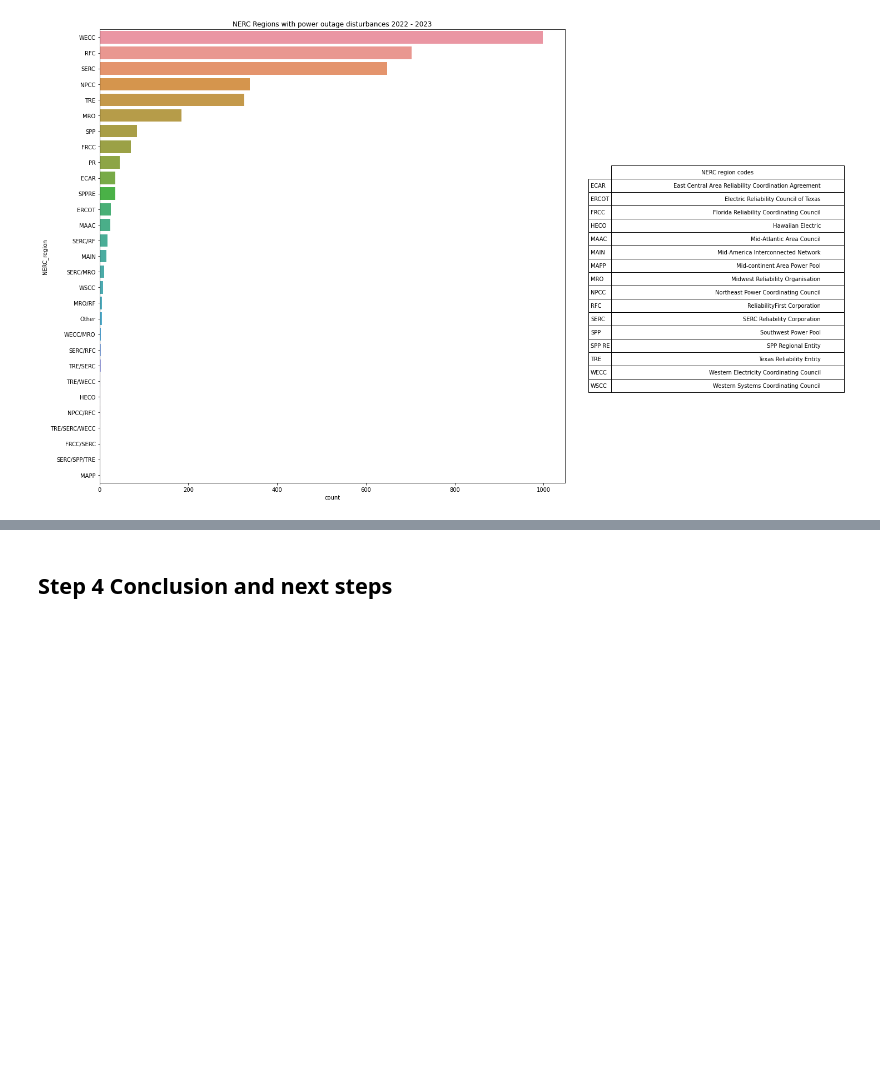
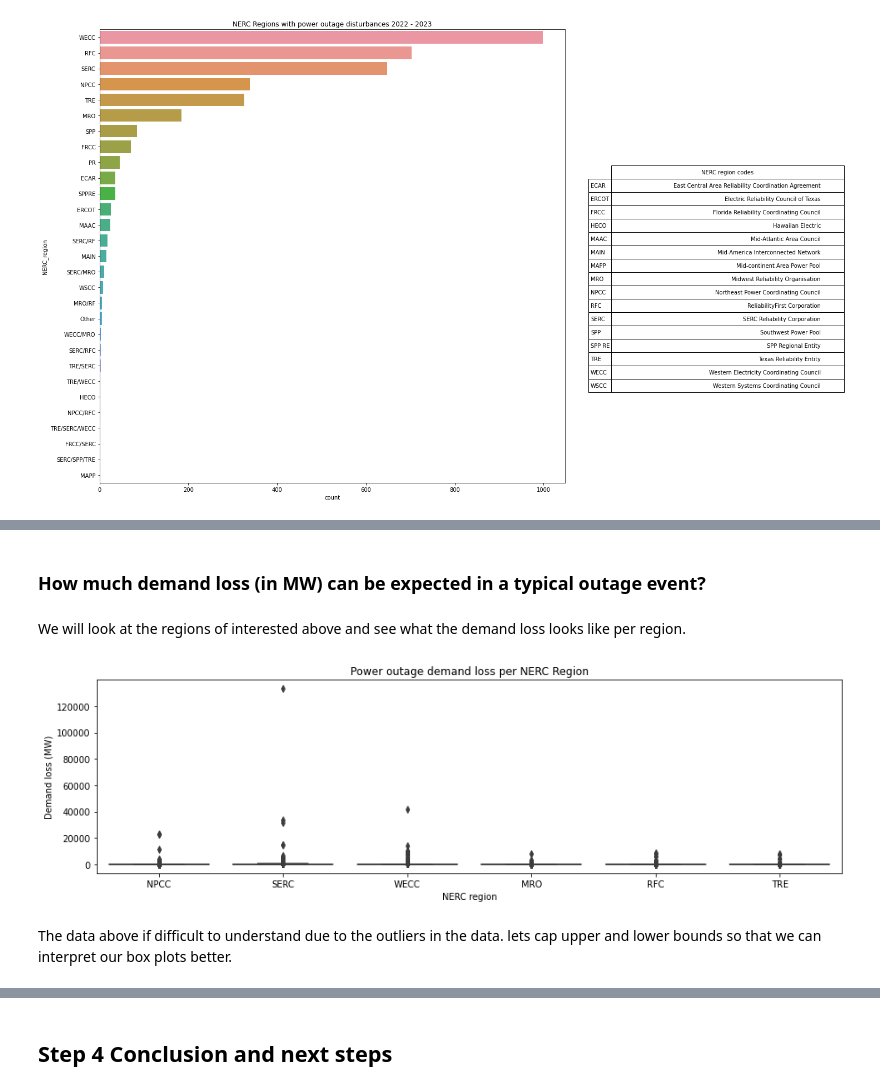
Before and after one commit to Meg-Guidry/maven_power_outage_challenge, a Jupyter notebook: Maven_Power_Outage_Challenge_Notebook.ipynb, the cells around one changed output, grey strips where cells are left out. Saved outputs shown, nothing was run; the diff lists cells and outputs as text; code cells hidden in the pictures; blank space fills up the shorter version.

```diff
--- a/Maven_Power_Outage_Challenge_Notebook.ipynb
+++ b/Maven_Power_Outage_Challenge_Notebook.ipynb
@@ -576,6 +563,6 @@ memory usage: 127.3+ KB
 # %%
 # Remove the timezome for the column "datetime_event_began" so that we can write to excel:
-disturbances['datetime_event_began'] = disturbances['datetime_event_began'].dt.tz_localize(None)
+#disturbances['datetime_event_began'] = disturbances['datetime_event_began'].dt.tz_localize(None)
 # %%
 # disturbances.to_csv('disturbances2002_2023_cleaned.csv')
 # %% [output]
@@ -699,0 +621,20 @@ memory usage: 113.1+ KB
+# %% [markdown]
+### How much demand loss (in MW) can be expected in a typical outage event?
+# %% [markdown]
+We will look at the regions of interested above and see what the demand loss looks like per region.
+# %%
+plt.figure(figsize=(15, 4))  #NOTE: Figsize needs to be executed before the boxplot method of else it will not apply
+sns.boxplot(
+    data=disturbances[disturbances['NERC_region'].isin(["WECC", "RFC", "SERC", "NPCC", "TRE", "MRO"])],
+    x='NERC_region',
+    y='demand_loss_(MW)'
+)
+
+plt.title("Power outage demand loss per NERC Region")
+plt.xlabel("NERC region")
+plt.ylabel("Demand loss (MW)")
+plt.show()
+# %% [output]
+[figure, added]
+# %% [markdown]
+The data above if difficult to understand due to the outliers in the data. lets cap upper and lower bounds so that we can interpret our box plots better.
```
Also changed, not shown: parts of 41 cells of this notebook, 2 other files.
